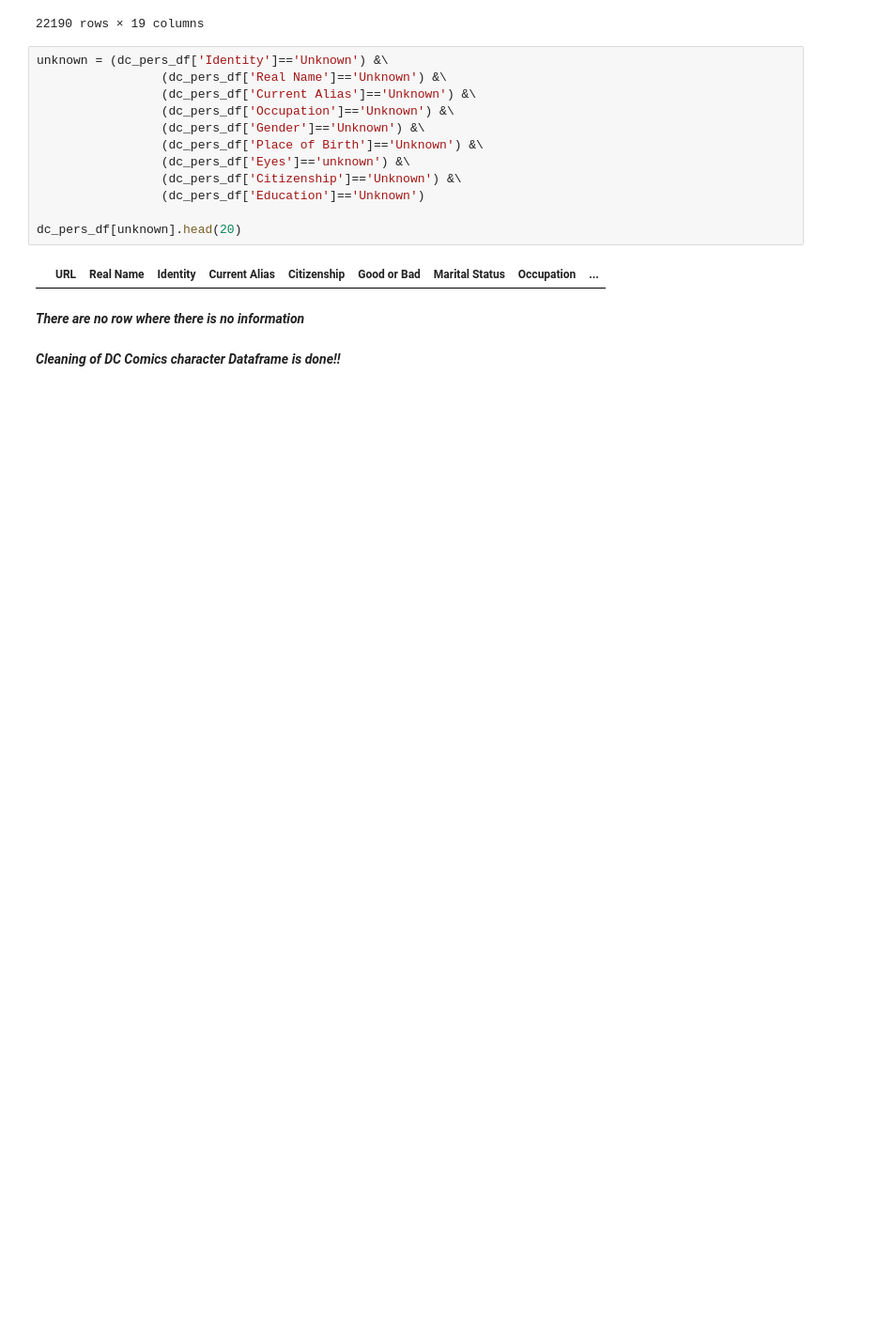
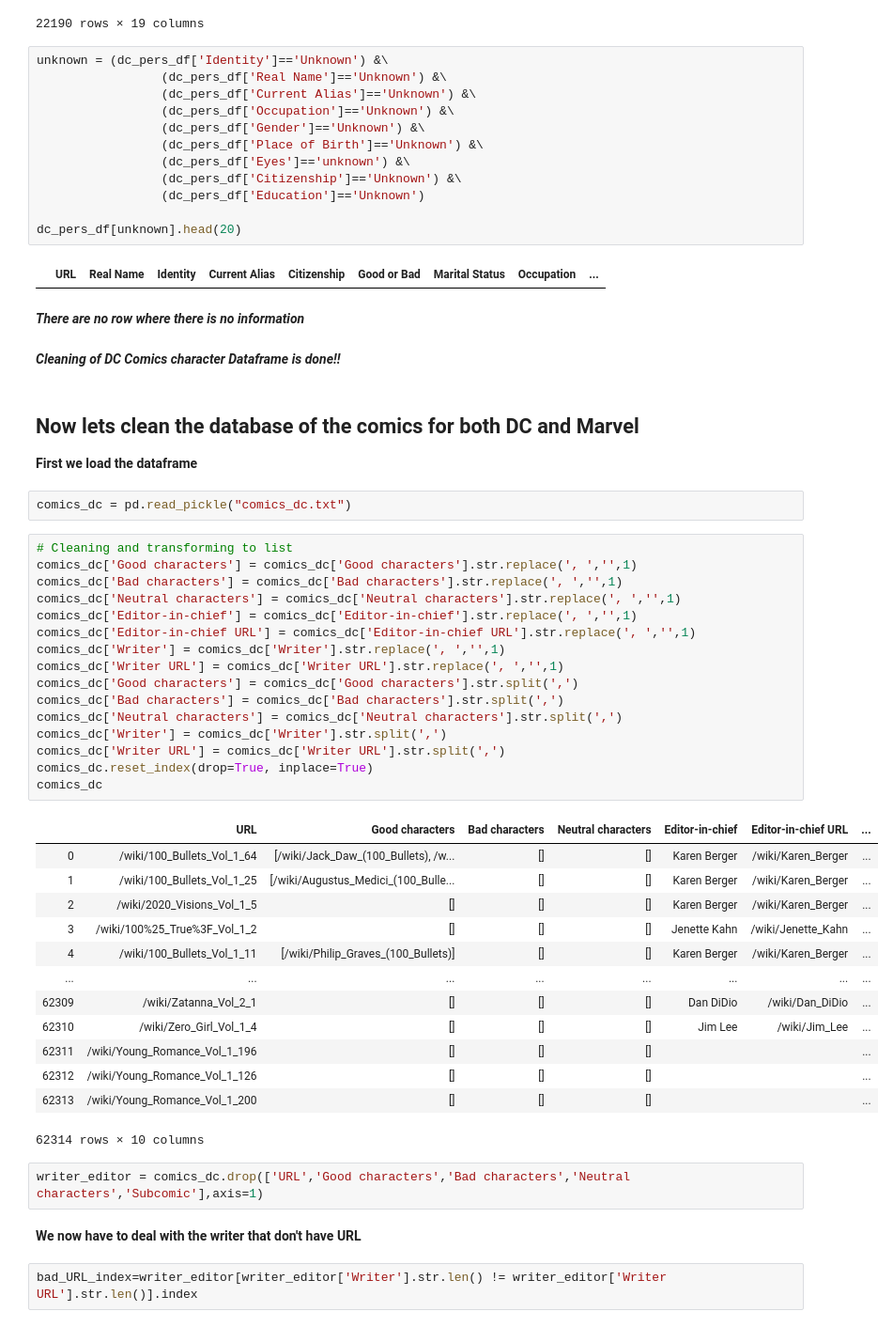
Before and after one commit to marvelous-comics/project_ADAELE, a Jupyter notebook: Marvellous Comics Notebook Jordan.ipynb, the cells around one changed output. Shown at 94% size. Cells and saved outputs as stored; diff of their text form; blank space fills up the shorter version.

```diff
--- a/Marvellous Comics Notebook Jordan.ipynb
+++ b/Marvellous Comics Notebook Jordan.ipynb
@@ -1450,3 +1342,44 @@ dc_pers_df[unknown].head(20)
 ***There are no row where there is no information***
 # %% [markdown]
 ***Cleaning of DC Comics character Dataframe is done!!***
+# %% [markdown]
+## Now lets clean the database of the comics for both DC and Marvel
+**First we load the dataframe**
+# %%
+comics_dc = pd.read_pickle("comics_dc.txt")
+# %%
+# Cleaning and transforming to list
+comics_dc['Good characters'] = comics_dc['Good characters'].str.replace(', ','',1)
+comics_dc['Bad characters'] = comics_dc['Bad characters'].str.replace(', ','',1)
+comics_dc['Neutral characters'] = comics_dc['Neutral characters'].str.replace(', ','',1)
+comics_dc['Editor-in-chief'] = comics_dc['Editor-in-chief'].str.replace(', ','',1)
+comics_dc['Editor-in-chief URL'] = comics_dc['Editor-in-chief URL'].str.replace(', ','',1)
+comics_dc['Writer'] = comics_dc['Writer'].str.replace(', ','',1)
+comics_dc['Writer URL'] = comics_dc['Writer URL'].str.replace(', ','',1)
+comics_dc['Good characters'] = comics_dc['Good characters'].str.split(',')
+comics_dc['Bad characters'] = comics_dc['Bad characters'].str.split(',')
+comics_dc['Neutral characters'] = comics_dc['Neutral characters'].str.split(',')
+comics_dc['Writer'] = comics_dc['Writer'].str.split(',')
+comics_dc['Writer URL'] = comics_dc['Writer URL'].str.split(',')
+comics_dc.reset_index(drop=True, inplace=True)
+comics_dc
+# %% [output]
+|  | URL | Good characters | Bad characters | Neutral characters | Editor-in-chief | Editor-in-chief URL | ... |
+| 0 | /wiki/100_Bullets_Vol_1_64 | [/wiki/Jack_Daw_(100_Bullets), /w... | [] | [] | Karen Berger | /wiki/Karen_Berger | ... |
+| 1 | /wiki/100_Bullets_Vol_1_25 | [/wiki/Augustus_Medici_(100_Bulle... | [] | [] | Karen Berger | /wiki/Karen_Berger | ... |
+| 2 | /wiki/2020_Visions_Vol_1_5 | [] | [] | [] | Karen Berger | /wiki/Karen_Berger | ... |
+| 3 | /wiki/100%25_True%3F_Vol_1_2 | [] | [] | [] | Jenette Kahn | /wiki/Jenette_Kahn | ... |
+| 4 | /wiki/100_Bullets_Vol_1_11 | [/wiki/Philip_Graves_(100_Bullets)] | [] | [] | Karen Berger | /wiki/Karen_Berger | ... |
+| ... | ... | ... | ... | ... | ... | ... | ... |
+| 62309 | /wiki/Zatanna_Vol_2_1 | [] | [] | [] | Dan DiDio | /wiki/Dan_DiDio | ... |
+| 62310 | /wiki/Zero_Girl_Vol_1_4 | [] | [] | [] | Jim Lee | /wiki/Jim_Lee | ... |
+| 62311 | /wiki/Young_Romance_Vol_1_196 | [] | [] | [] |  |  | ... |
+| 62312 | /wiki/Young_Romance_Vol_1_126 | [] | [] | [] |  |  | ... |
+| 62313 | /wiki/Young_Romance_Vol_1_200 | [] | [] | [] |  |  | ... |
+62314 rows × 10 columns
+# %%
+writer_editor = comics_dc.drop(['URL','Good characters','Bad characters','Neutral characters','Subcomic'],axis=1)
+# %% [markdown]
+**We now have to deal with the writer that don't have URL**
+# %%
+bad_URL_index=writer_editor[writer_editor['Writer'].str.len() != writer_editor['Writer URL'].str.len()].index
```
Also changed, not shown: parts of 71 cells of this notebook, 1 other file.
